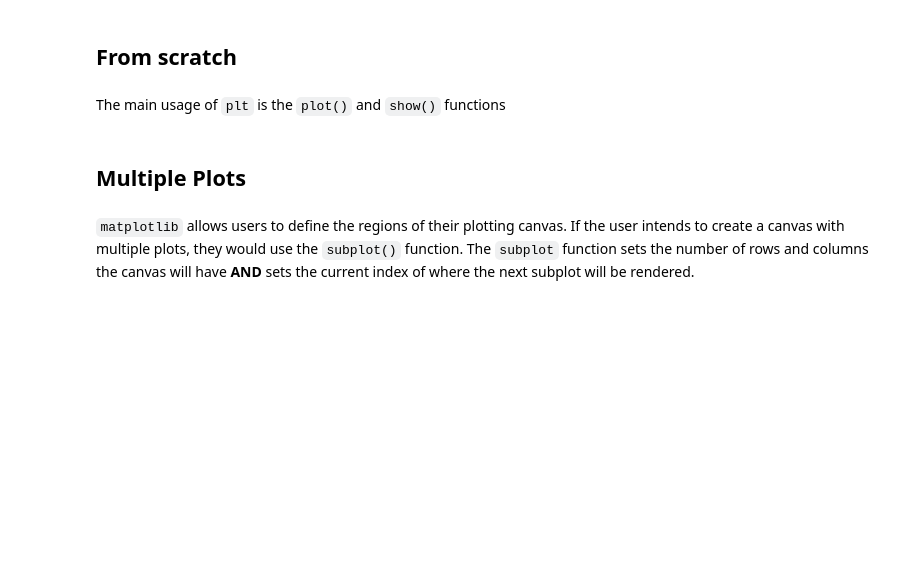
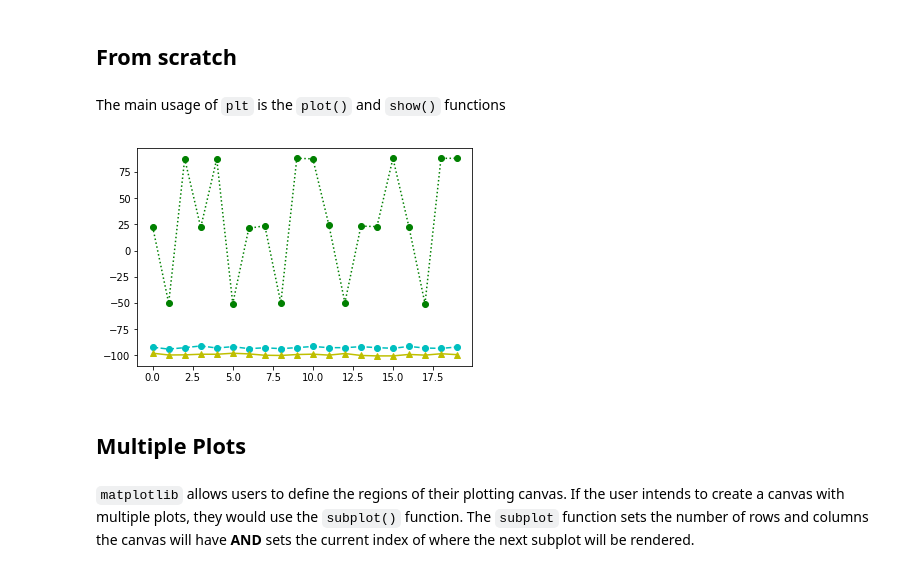
Before and after one commit to betteridiot/b575f18, a Jupyter notebook: Data_viz.ipynb, the cells around one changed output. Drawn from its saved outputs; the diff is of its cells as text; code cells hidden in the pictures; blank space fills up the shorter version.

```diff
--- a/Data_viz.ipynb
+++ b/Data_viz.ipynb
@@ -124,3 +128,10 @@ plt.show()
+# %%
+plt.plot(df.gauss_mix[:20], ':og')
+plt.plot(df.control[:20], 'c--o')
+plt.plot(df.treatment[:20], 'y-^')
+plt.show()
+# %% [output]
+[figure, added]
 # %% [markdown]
 ## Multiple Plots
 # %% [markdown]
```
Also changed, not shown: parts of 17 cells of this notebook, 3 other files.
